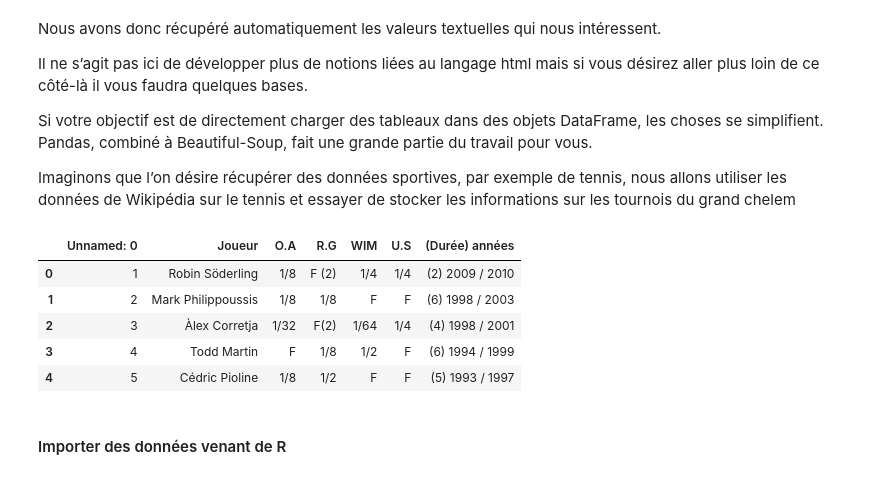
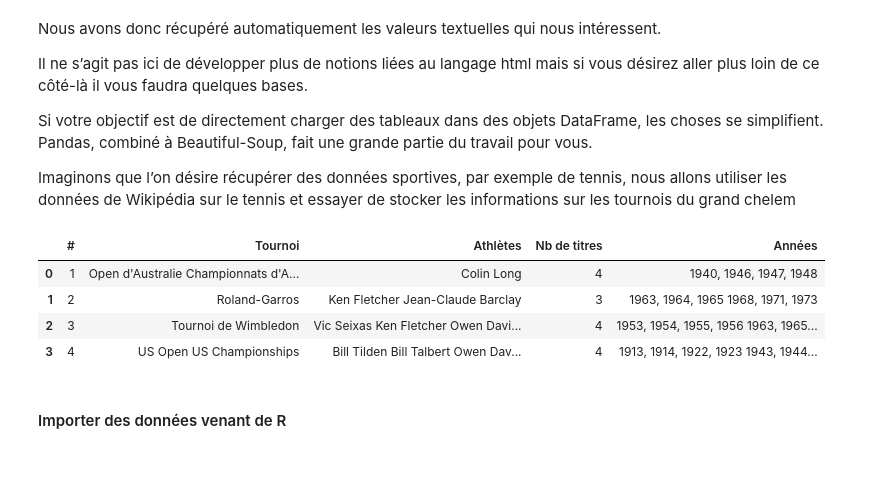
Before and after one commit to emjako/pythondatascientist, a Jupyter notebook: notebooks/04_01_recuperation_des_donnees.ipynb, the cells around one changed output. Cells and saved outputs as stored; diff of their text form; code cells hidden in the pictures.

```diff
--- a/notebooks/04_01_recuperation_des_donnees.ipynb
+++ b/notebooks/04_01_recuperation_des_donnees.ipynb
@@ -247,18 +246,16 @@ Si votre objectif est de directement charger des tableaux dans des objets DataFr
 
 Imaginons que l’on désire récupérer des données sportives, par exemple de tennis, nous allons utiliser les données de Wikipédia sur le tennis et essayer de stocker les informations sur les tournois du grand chelem
 # %%
-ma_page = pd.read_html("https://fr.wikipedia.org/wiki/Grand_Chelem_de_tennis",
-                     header="infer")
+ma_page = pd.read_html("https://fr.wikipedia.org/wiki/Grand_Chelem_de_tennis")
 #le tableau des records masculins est en 14ème position dans la page
 tableaux_records = ma_page[13]
 tableaux_records.head()
 # %% [output]
-|  | Unnamed: 0 | Joueur | O.A | R.G | WIM | U.S | (Durée) années |
-| 0 | 1 | Robin Söderling | 1/8 | F (2) | 1/4 | 1/4 | (2) 2009 / 2010 |
-| 1 | 2 | Mark Philippoussis | 1/8 | 1/8 | F | F | (6) 1998 / 2003 |
-| 2 | 3 | Àlex Corretja | 1/32 | F(2) | 1/64 | 1/4 | (4) 1998 / 2001 |
-| 3 | 4 | Todd Martin | F | 1/8 | 1/2 | F | (6) 1994 / 1999 |
-| 4 | 5 | Cédric Pioline | 1/8 | 1/2 | F | F | (5) 1993 / 1997 |
+|  | # | Tournoi | Athlètes | Nb de titres | Années |
+| 0 | 1 | Open d'Australie Championnats d'A... | Colin Long | 4 | 1940, 1946, 1947, 1948 |
+| 1 | 2 | Roland-Garros | Ken Fletcher Jean-Claude Barclay | 3 | 1963, 1964, 1965 1968, 1971, 1973 |
+| 2 | 3 | Tournoi de Wimbledon | Vic Seixas Ken Fletcher Owen Davi... | 4 | 1953, 1954, 1955, 1956 1963, 1965... |
+| 3 | 4 | US Open US Championships | Bill Tilden Bill Talbert Owen Dav... | 4 | 1913, 1914, 1922, 1923 1943, 1944... |
 # %% [markdown]
 #### Importer des données venant de R
 # %% [markdown]
```
Also changed, not shown: parts of 8 cells of this notebook, 3 other files.
